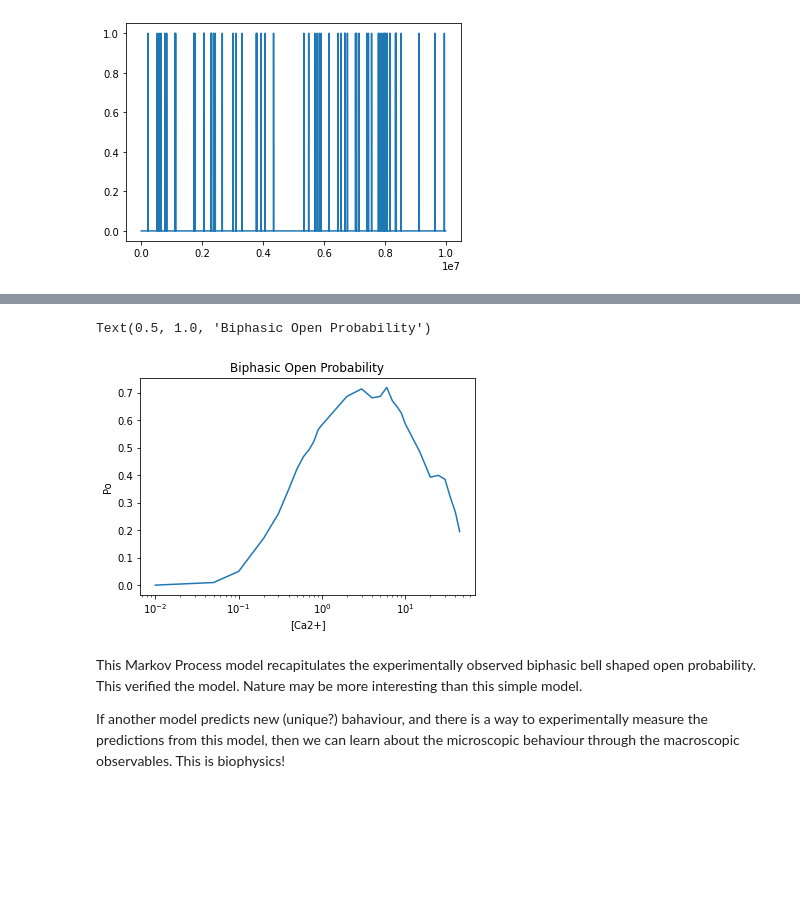
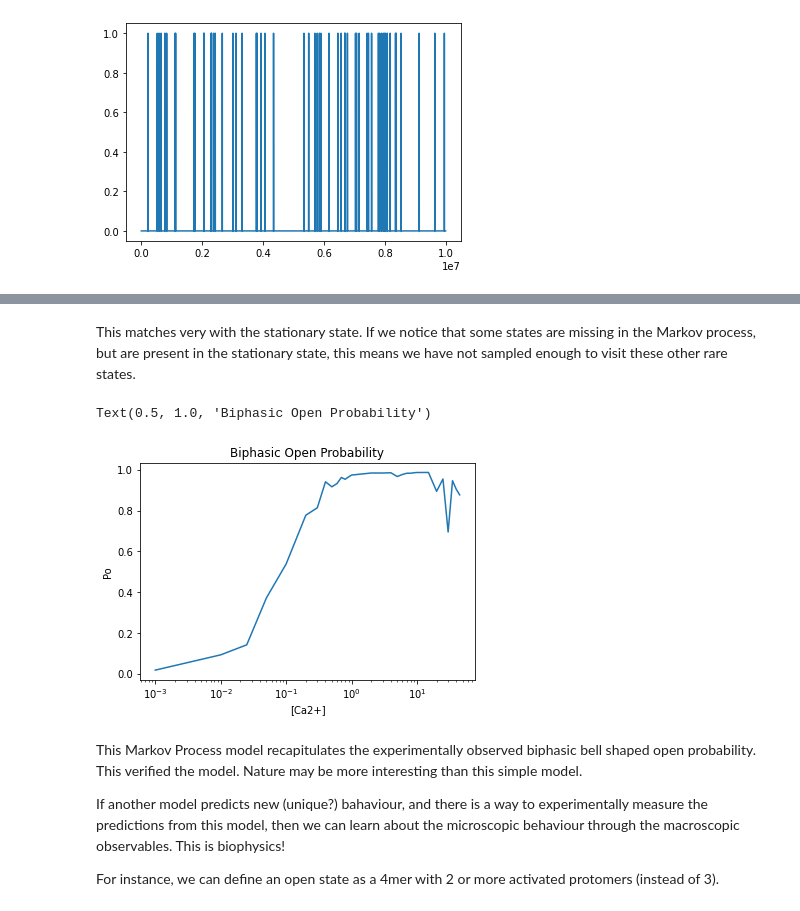
Before and after one commit to geoffwoollard/calcium_signalling_simulations, a Jupyter notebook: calcium_simulations.ipynb, the cells around one changed output, grey strips where cells are left out. Saved outputs shown, nothing was run; the diff lists cells and outputs as text; code cells hidden in the pictures; blank space fills up the shorter version.

Commit message:
open channel definition changed (3+ states in activated). stationary states. alternative definitions of open channel

```diff
--- a/calcium_simulations.ipynb
+++ b/calcium_simulations.ipynb
@@ -382,0 +398,14 @@ We have the probabilities. To take a stochastic step, we could draw from a unifo
+# %%
+def comp_stationary_state(P):
+  # from http://people.duke.edu/~ccc14/sta-663-2016/homework/Homework02_Solutions.html
+  lam, vec = scipy.linalg.eig(P, left=True, right=False)
+
+  idx = np.argmin(np.abs(lam - 1))
+  w = np.real(vec[:, idx])
+  w /= w.sum()
+  assert np.allclose(np.dot(w,P),w) # check stationary
+  assert np.isclose(w.sum(),1)
+  return(w)
+w = comp_stationary_state(P)
+pd.Series(w).plot.bar()
+plt.yscale('log')
@@ -477,5 +525,5 @@ The Po is biphasically dependent on [Ca2+]. Let's try to reproduce this. The tra
 # %%
-Ttotal = 500 # 500s
+Ttotal = 100 # seconds
 Tsteps = int(Ttotal / dt)
-np.log10(Tsteps)
+np.log10(Tsteps), Tsteps
 # %% [output]
@@ -483,12 +531,17 @@ np.log10(Tsteps)
 # %%
-ca = [0.01,0.05] + np.arange(0.1,1,0.1).tolist() + np.arange(1,10,1).tolist() + np.arange(10,50,5).tolist() #,0.1,0.2,0.3,0.4,0.5,0.1,10,20,35,40,45] 0 for 50
+%%time
+ca = [0.001,0.01,0.025,0.05] + np.arange(0.1,1,0.1).tolist() + np.arange(1,10,1).tolist() + np.arange(10,50,5).tolist() + np.arange(50,100,10).tolist() + np.arange(100,1000,100).tolist() #,0.1,0.2,0.3,0.4,0.5,0.1,10,20,35,40,45] 0 for 50
 ca = np.array(ca)
 open_probs = np.empty_like(ca)
-initial_state = np.array([-1,-1,-1,-1])# all 4mer Ca_i
+initial_state = 0*np.array([-1,-1,-1,-1])# all 4mer Ca_i
+states = np.empty((ca.size,Tsteps,4))
+stationary_states = np.empty((ca.size,P.shape[0]))
 
-for i in range(ca.size):
+for i in range(ca.size): # parralelizable loop (ca conditions don't depend on each other)
   P = compute_P(Ca=ca[i],IP3=10,dt=50e-6)
+  stationary_states[i] = comp_stationary_state(P)
   state_transitions = precompute_state_transitions(P,Tsteps)
-  states = simulate_markov_process(state_transitions,initial_state)
-  open_states = states.sum(1) <= 1
+  initial_state = np.argmax(np.random.multinomial(1,pvals=w,size=4),1)
+  states[i] = simulate_markov_process(state_transitions,initial_state)
+  open_states = (states[i] == 0).sum(1) >= 3 # TODO: experiment with this definition
   open_probs[i] = open_states.mean()
@@ -495,15 +561,19 @@ for i in range(ca.size):
+# %% [markdown]
+This matches very with the stationary state. If we notice that some states are missing in the Markov process, but are present in the stationary state, this means we have not sampled enough to visit these other rare states.
 # %%
 sr = pd.Series(open_probs)
 sr.index = ca
-ax = sr.plot()
+ax = sr.plot.line()
 ax.set_xlabel('[Ca2+]')
 ax.set_ylabel('Po')
 plt.xscale('log')
 ax.set_title('Biphasic Open Probability')
 # %% [output]
 Text(0.5, 1.0, 'Biphasic Open Probability')
-[figure, old version]
+[figure, new version]
 # %% [markdown]
 This Markov Process model recapitulates the experimentally observed biphasic bell shaped open probability. This verified the model. Nature may be more interesting than this simple model.
 
 If another model predicts new (unique?) bahaviour, and there is a way to experimentally measure the predictions from this model, then we can learn about the microscopic behaviour through the macroscopic observables. This is biophysics!
+
+For instance, we can define an open state as a 4mer with 2 or more activated protomers (instead of 3).
```
Also changed, not shown: parts of 16 cells of this notebook.
